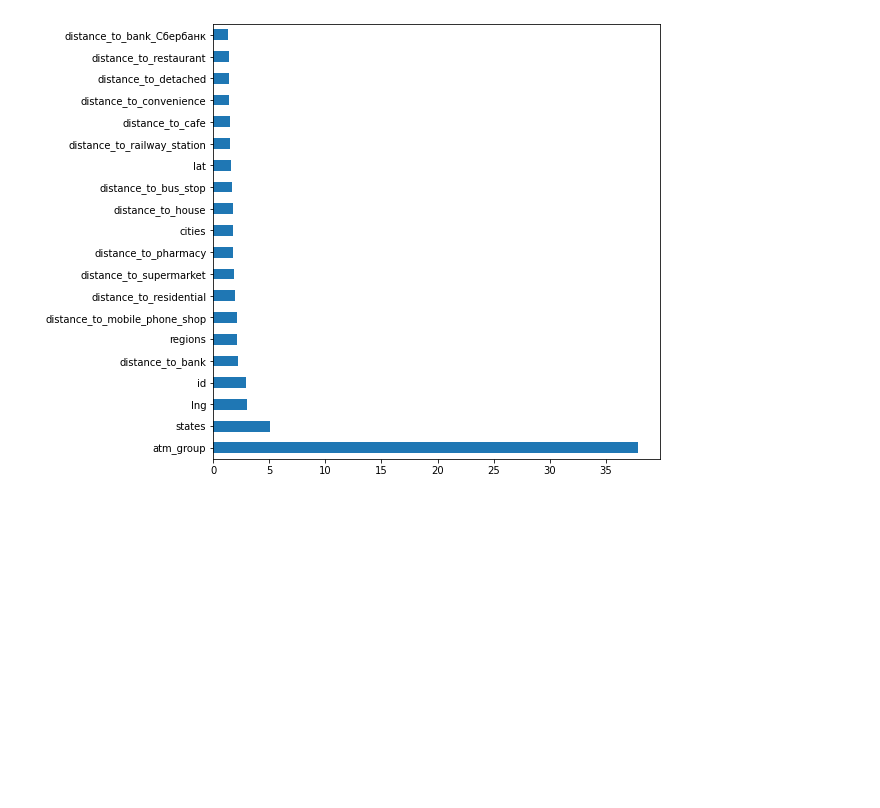
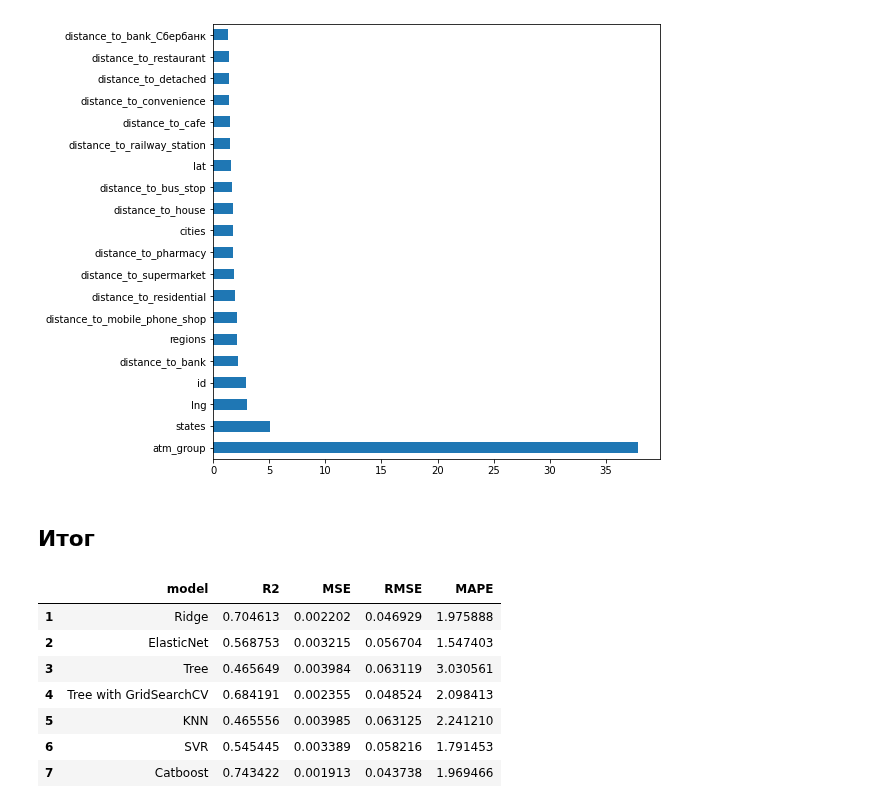
Before and after one commit to Igorkimrb/Search_locations_for_ATMs, a Jupyter notebook: learning/Agg_ML_Models.ipynb, the cells around one changed output. Cells and saved outputs as stored; diff of their text form; code cells hidden in the pictures; blank space fills up the shorter version.

```diff
--- a/learning/Agg_ML_Models.ipynb
+++ b/learning/Agg_ML_Models.ipynb
@@ -394,3 +394,30 @@ plt.figure(figsize=(8, 8))
 feat_importances = pd.Series(cb.feature_importances_, index=X_train.columns).nlargest(20).plot(kind='barh')
 # %% [output]
 [figure]
+# %% [markdown]
+## Итог
+# %%
+metrics = pd.DataFrame({'model': ['LinearRegression', 'Ridge', 'ElasticNet', 'Tree',
+                        'Tree with GridSearchCV', 'KNN', 'SVR', 'Catboost'],
+                        'R2':    [lr_r2_test, ridge_r2_test, en_r2_test, tree_r2_test,
+                                  gs_tree_r2_test, knn_r2_test, svr_r2_test, cb_r2_test],
+                        'MSE':   [lr_mse_test, ridge_mse_test, en_mse_test, tree_mse_test,
+                                  gs_tree_mse_test, knn_mse_test, svr_mse_test, cb_mse_test],
+                        'RMSE':  [lr_rmse_test, ridge_rmse_test, en_rmse_test, tree_rmse_test,
+                                  gs_tree_rmse_test, knn_rmse_test, svr_rmse_test, cb_rmse_test],
+                        'MAPE':  [lr_mape_test, ridge_mape_test, en_mape_test, tree_mape_test,
+                                  gs_tree_mape_test, knn_mape_test, svr_mape_test, cb_mape_test]
+                        })
+
+metrics.iloc[1:, 1:] = metrics.iloc[1:, 1:].applymap(lambda x: f'{x:.6f}')
+norm_metrics = metrics.iloc[1:, :]
+norm_metrics
+# %% [output]
+|  | model | R2 | MSE | RMSE | MAPE |
+| 1 | Ridge | 0.704613 | 0.002202 | 0.046929 | 1.975888 |
+| 2 | ElasticNet | 0.568753 | 0.003215 | 0.056704 | 1.547403 |
+| 3 | Tree | 0.465649 | 0.003984 | 0.063119 | 3.030561 |
+| 4 | Tree with GridSearchCV | 0.684191 | 0.002355 | 0.048524 | 2.098413 |
+| 5 | KNN | 0.465556 | 0.003985 | 0.063125 | 2.241210 |
+| 6 | SVR | 0.545445 | 0.003389 | 0.058216 | 1.791453 |
+| 7 | Catboost | 0.743422 | 0.001913 | 0.043738 | 1.969466 |
```
Also changed, not shown: parts of 2 cells of this notebook, 3 other files.
